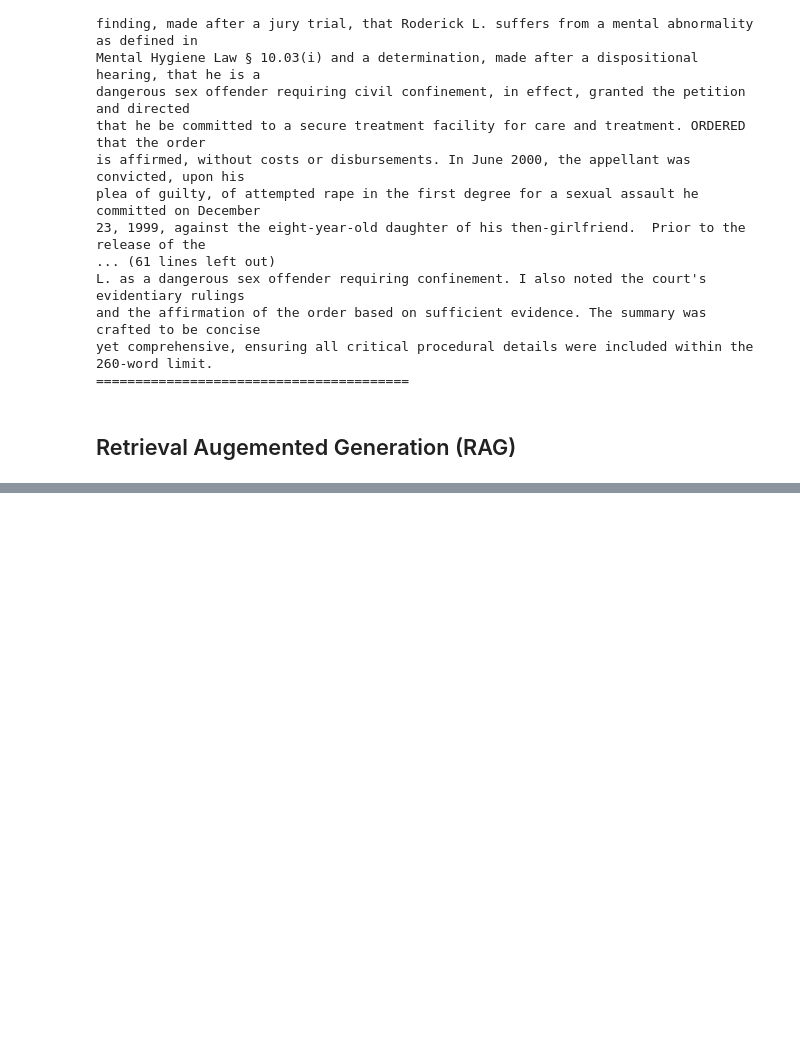
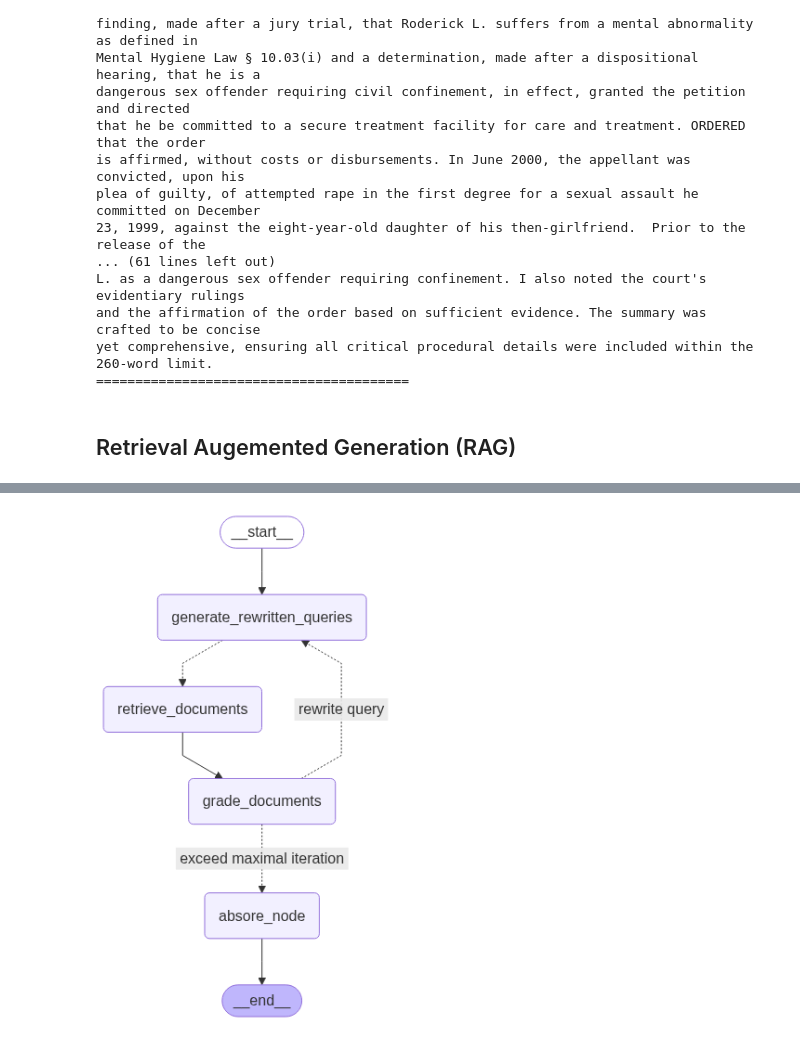
Before and after one commit to iamjiang/Misc, a Jupyter notebook: report/Addition_experiment_q3.ipynb, the cells around one changed output, grey strips where cells are left out. Saved outputs shown, nothing was run; the diff lists cells and outputs as text; code cells hidden in the pictures; blank space fills up the shorter version.

```diff
--- a/report/Addition_experiment_q3.ipynb
+++ b/report/Addition_experiment_q3.ipynb
@@ -253,0 +383,20 @@ yet comprehensive, ensuring all critical procedural details were included within
+# %%
+##### prompt LLMs to generate a sample answer
+
+class SampleAnswer(BaseModel):
+    """Sample answer for an input question."""
+    sample_answer: str = Field(
+        description="A concise example answer for a question. This shouldn't exceed three sentences in length."
+    )
+
+sample_answer_llm = llm.with_structured_output(SampleAnswer)
+sample_answer_system_prompt = """You are a novice in charge of taking a user's question as input, and generating a sample answer for it.\n
+This sample answer should contain words that would likely be in a real answer, but is not grounded in any factual documents, the way a real answer would be."""
+sample_answer_prompt = "Here is the user's question: \n\n {question}."
+
+question = "Can you explain the procedural posture in the document, detailing the procedural history and any \
+previous decisions that are under appeal?"
+sample_answer_prompt_formatted = sample_answer_prompt.format(question=question)
+response=sample_answer_llm.invoke(
+    [SystemMessage(content=sample_answer_system_prompt)] + [HumanMessage(content=sample_answer_prompt_formatted)]
+)
@@ -253,0 +572,29 @@ yet comprehensive, ensuring all critical procedural details were included within
+# %%
+graph_builder = StateGraph(GraphState)
+
+graph_builder.add_node("generate_rewritten_queries", generate_rewritten_queries)
+graph_builder.add_node("retrieve_documents", retrieve_documents)
+graph_builder.add_node("grade_documents", grade_documents)
+graph_builder.add_node("absore_node", absore_node)
+graph_builder.add_edge(START, "generate_rewritten_queries")
+graph_builder.add_conditional_edges(
+    "generate_rewritten_queries",
+    continue_to_retrieval_nodes,
+    ["retrieve_documents"]
+)
+graph_builder.add_edge("retrieve_documents", "grade_documents")
+graph_builder.add_conditional_edges(
+    "grade_documents",
+    decide_to_rewrite_query,
+    {
+        "rewrite query": "generate_rewritten_queries",
+        "output relevant": "absore_node",
+        "exceed maximal iteration": "absore_node",
+    })
+
+graph_builder.add_edge("absore_node", END)
+graph = graph_builder.compile()
+
+display(Image(graph.get_graph(xray=1).draw_mermaid_png(), width=300, height=500))
+# %% [output]
+[figure, added]
```
Also changed, not shown: parts of 13 cells of this notebook, 1 other file.
